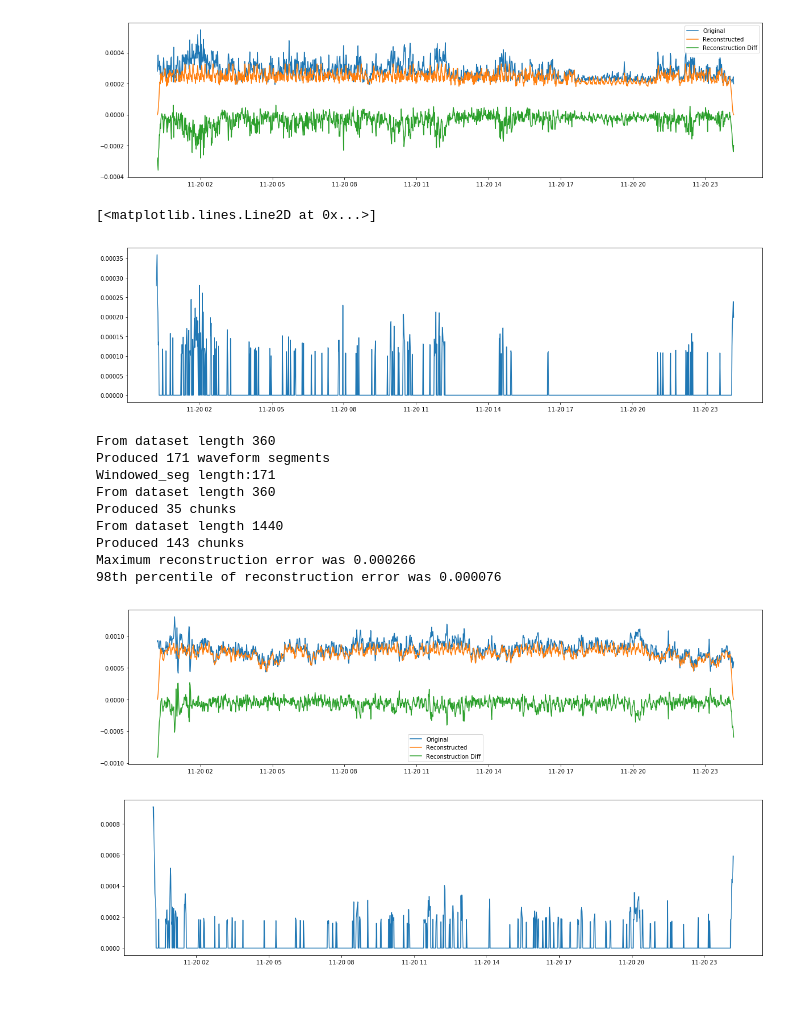
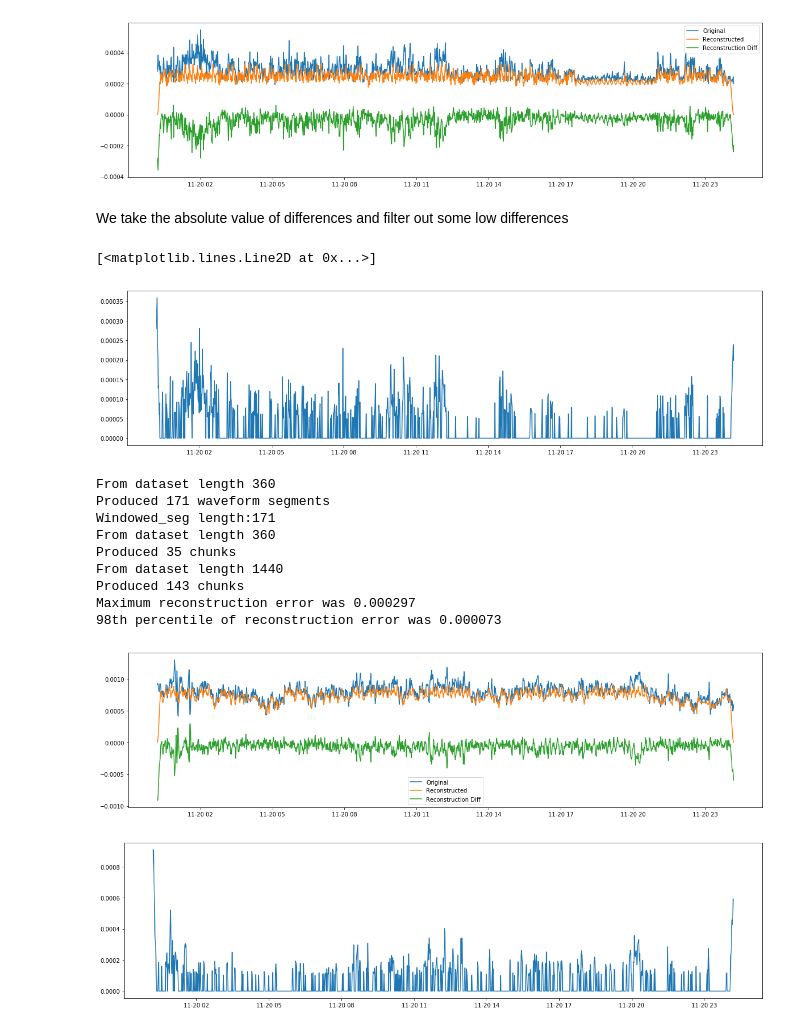
Before and after one commit to xw0078/ub_fall17_seb, a Jupyter notebook: Dataset Overview and Anomaly Detection.ipynb, the cells around one changed output. Saved outputs shown, nothing was run; the diff lists cells and outputs as text; code cells hidden in the pictures; blank space fills up the shorter version.

```diff
--- a/Dataset Overview and Anomaly Detection.ipynb
+++ b/Dataset Overview and Anomaly Detection.ipynb
@@ -386,20 +398,22 @@ plt.show()
 Maximum reconstruction error was 0.000060
 98th percentile of reconstruction error was 0.000034
 [figure]
+# %% [markdown]
+We take the absolute value of differences and filter out some low differences
 # %%
 abs_diff = abs(error[0:n_plot_samples])
 filtered = []
 for i in abs_diff:
-    if i < 0.0001:
+    if i < 0.00005:
         filtered.append(0)
     else:
         filtered.append(i)
 import matplotlib.dates as mdates
 plt.figure(figsize=(20, 5))
 ax = plt.axes()
 plt.plot(df_nov20_1m["Timestamp"][0:n_plot_samples],filtered[0:n_plot_samples], label="filtered")
 # %% [output]
 [<matplotlib.lines.Line2D at 0x...>]
-[figure, old version]
+[figure, new version]
 # %%
 import my_anomaly
@@ -406,7 +421,7 @@ import my_anomaly
 # %%
 df = np.copy(df_base_1m['1W-2_03'])
 df_a = np.copy(df_nov20_1m["1W-2_03"])
-my_anomaly.my_anomaly(df, df_a,df_nov20_1m["Timestamp"], 0.00015)
+r_ch2 = my_anomaly.my_anomaly(df, df_a,df_nov20_1m["Timestamp"], 0.0001,20,2,1440,50)
 # %% [output]
 From dataset length 360
 Produced 171 waveform segments
@@ -415,10 +430,10 @@ From dataset length 360
 Produced 35 chunks
 From dataset length 1440
 Produced 143 chunks
-Maximum reconstruction error was 0.000266
-98th percentile of reconstruction error was 0.000076
+Maximum reconstruction error was 0.000297
+98th percentile of reconstruction error was 0.000073
-[figure, old version]
+[figure, new version]
-[figure, old version]
+[figure, new version]
 # %%
 df = np.copy(df_base_1m['1W-2_15'])
 df_a = np.copy(df_nov20_1m["1W-2_15"])
```
Also changed, not shown: parts of 19 cells of this notebook, 2 other files.
